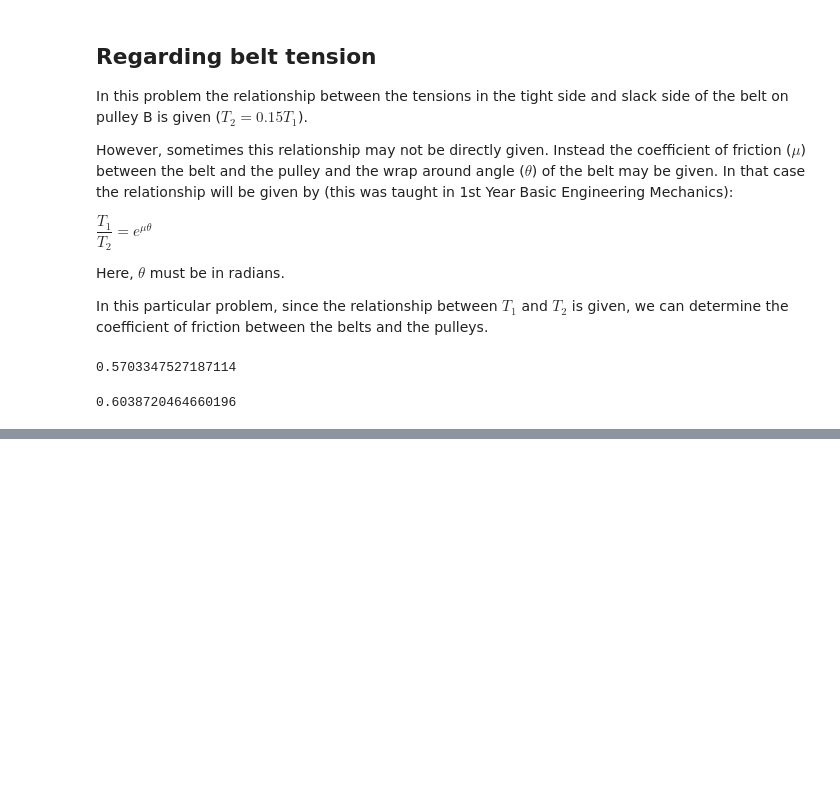
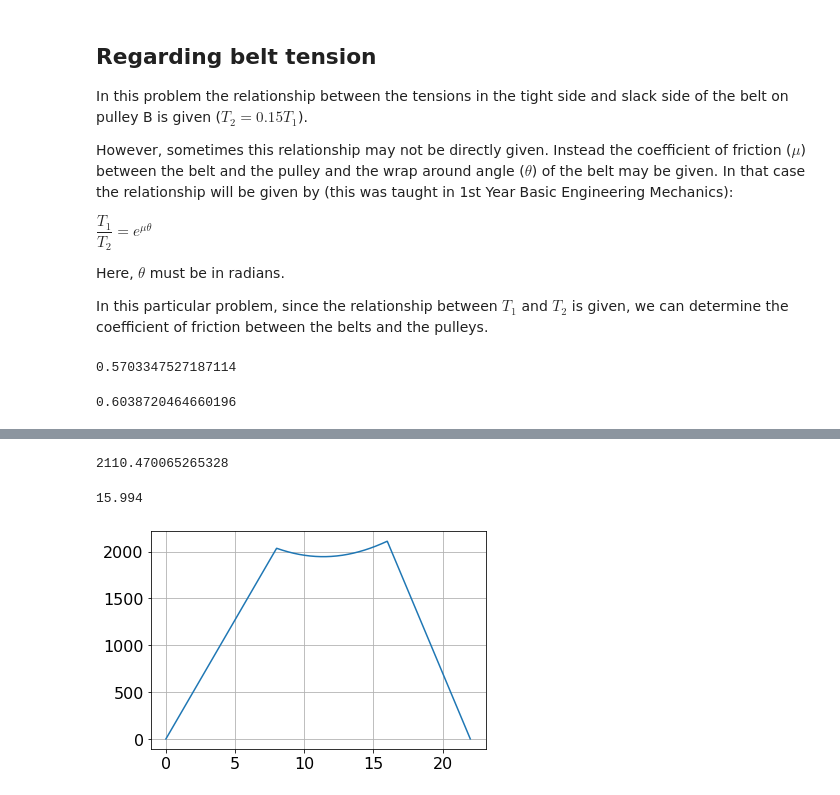
Before and after one commit to jeevanjyoti4/dome, a Jupyter notebook: TS4/generic_shaft_design.ipynb, the cells around one changed output, grey strips where cells are left out. Cells and saved outputs as stored; diff of their text form; code cells hidden in the pictures; blank space fills up the shorter version.

```diff
--- a/TS4/generic_shaft_design.ipynb
+++ b/TS4/generic_shaft_design.ipynb
@@ -87,0 +94,2 @@ display(muA, muB)
+# %%
+x = sym.symbols('x')
@@ -87,0 +214,13 @@ display(muA, muB)
+# %%
+Mres_max = max(Mres)
+display(Mres_max)
+
+xx[np.argmax(Mres)]
+# %% [output]
+2110.470065265328
+15.994
+# %%
+plt.plot(xx,Mres)
+plt.grid(True)
+# %% [output]
+[figure, added]
```
Also changed, not shown: parts of 11 cells of this notebook.
